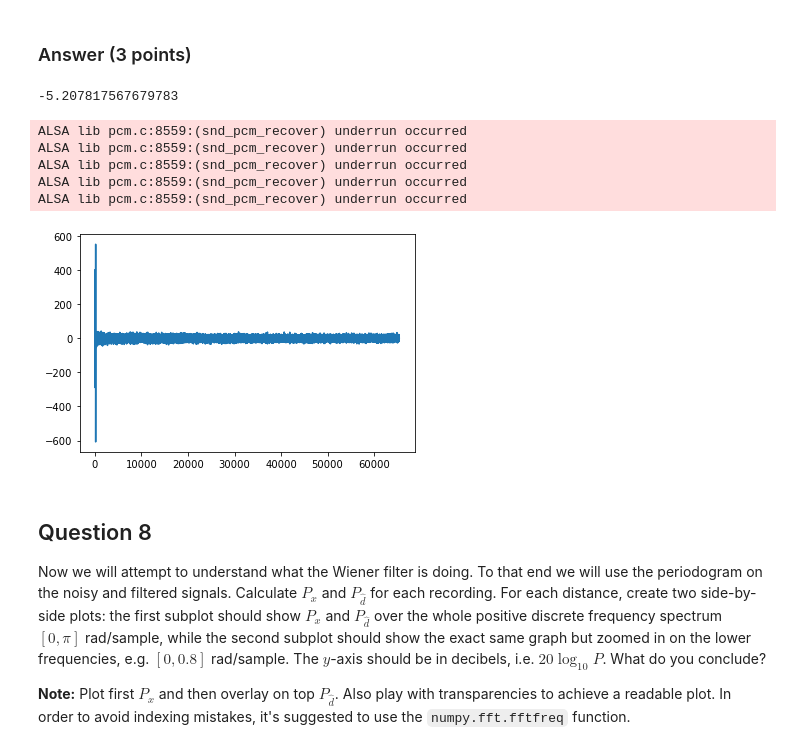
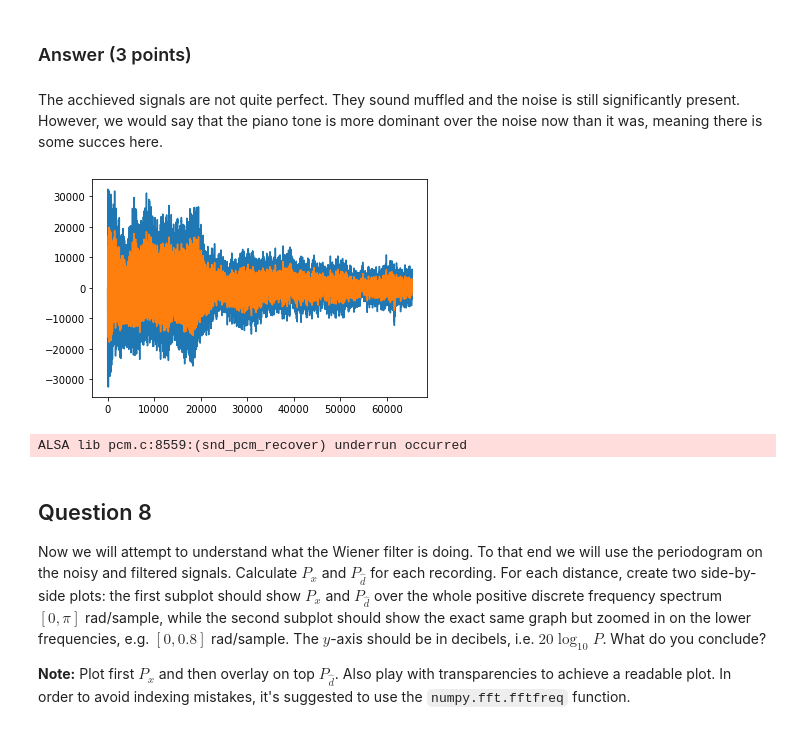
Before and after one commit to lphoogenboom/noisia, a Jupyter notebook: SC42150_PythonAssignment2_Denoising.ipynb, the cells around one changed output. Saved outputs shown, nothing was run; the diff lists cells and outputs as text; code cells hidden in the pictures.

```diff
--- a/SC42150_PythonAssignment2_Denoising.ipynb
+++ b/SC42150_PythonAssignment2_Denoising.ipynb
@@ -247,6 +259,6 @@ Using a 10-th order FIR Wiener filter, calculate the optimal filter coefficients
 # %%
 Rxx = lin.toeplitz(rxx)
 Rvx = np.transpose(rvx)
-W = np.matmul(lin.inv(Rxx),Rvx)
+W = abs(np.matmul(lin.inv(Rxx),Rvx))
 print(W)
 # %% [output]
@@ -263,20 +275,26 @@ Use the example code from this jupyter notebook (`play_signal()` function) in or
 **Note:** the `scipy.signal.lfilter()` function can be useful when using the Wiener filter.
 # %% [markdown]
 ### Answer (3 points)
-# %%
-output = sig.lfilter(W,[1],data_noised[0])
-print(output[2000])
-play_signal(output)
-plt.plot(time_steps,output)
-plt.show()
-# %% [output]
--5.207817567679783
-ALSA lib pcm.c:8559:(snd_pcm_recover) underrun occurred
-ALSA lib pcm.c:8559:(snd_pcm_recover) underrun occurred
-ALSA lib pcm.c:8559:(snd_pcm_recover) underrun occurred
-ALSA lib pcm.c:8559:(snd_pcm_recover) underrun occurred
-ALSA lib pcm.c:8559:(snd_pcm_recover) underrun occurred
-[figure, removed]
+# %% [markdown]
+The acchieved signals are not quite perfect. They sound muffled and the noise is still significantly present. However, we would say that the piano tone is more dominant over the noise now than it was, meaning there is some succes here.
+# %%
+# Manual convolution resulted in an audibly better result in this case, so we went with that instead
+out = np.zeros(N)
+for n in range(0,N): #manual convolution
+    for l in range(0,10):
+        if n-l>=0:
+            out[n] += 20* abs(W[l])*x[n-l] # x20 amp for better playback vollume
+
+#play_signal(data_noised[0])
+play_signal(out)
+
+
+plt.plot(time_steps,data_noised[0])
+plt.plot(time_steps,out)
+plt.show()
+# %% [output]
+[figure, added]
+ALSA lib pcm.c:8559:(snd_pcm_recover) underrun occurred
 # %% [markdown]
 ## Question 8
 
```
Also changed, not shown: parts of 4 cells of this notebook.
